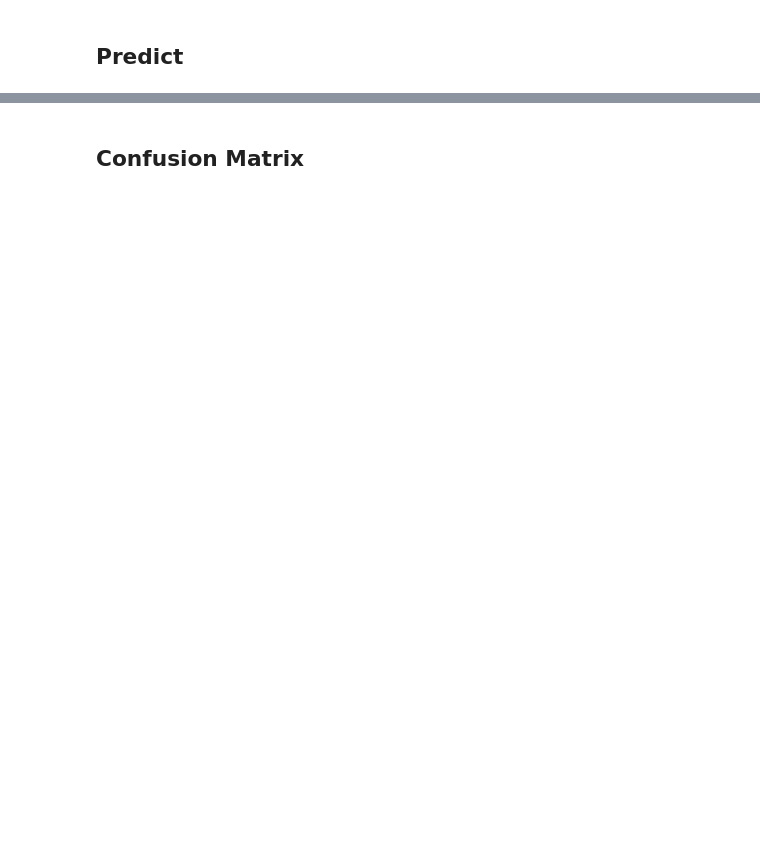
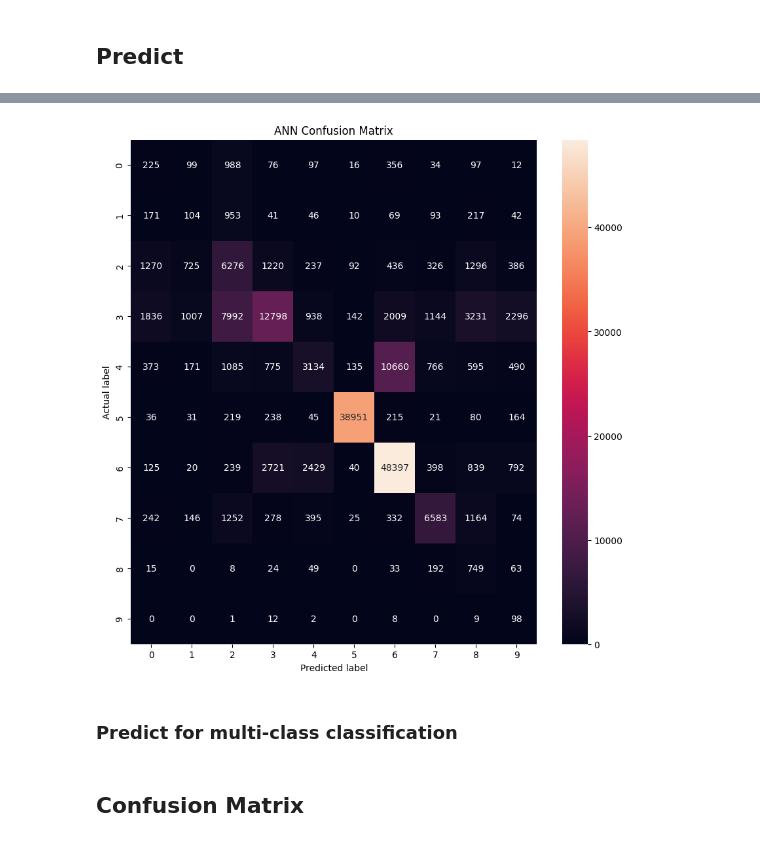
Before and after one commit to SukhmeetSingh2002/IDS-Project, a Jupyter notebook: code/code.ipynb, the cells around one changed output, grey strips where cells are left out. Cells and saved outputs as stored; diff of their text form; code cells hidden in the pictures; blank space fills up the shorter version.

```diff
--- a/code/code.ipynb
+++ b/code/code.ipynb
@@ -175,0 +309,14 @@ ANN Accuracy:  0.887527731677132
+# %%
+def plot_confusion_matrix(y_test, y_prediction, title):
+    cm = confusion_matrix(y_test, y_prediction)
+    plt.figure(figsize=(10, 10))
+    sns.heatmap(cm, annot=True, fmt="d")
+    plt.title(title)
+    plt.ylabel('Actual label')
+    plt.xlabel('Predicted label')
+    plt.show()
+plot_confusion_matrix(y_test, y_prediction_ann_multiclass, "ANN Confusion Matrix")
+# %% [output]
+[figure, added]
+# %% [markdown]
+### Predict for multi-class classification
```
Also changed, not shown: parts of 40 cells of this notebook, 3 other files.
